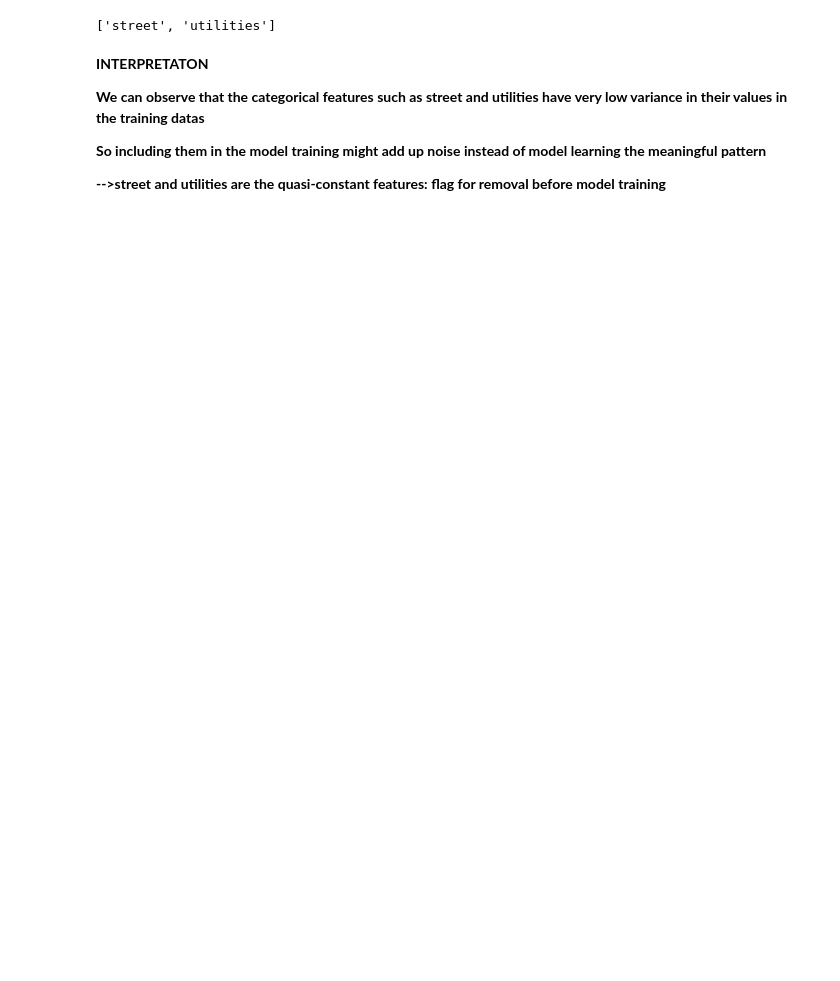
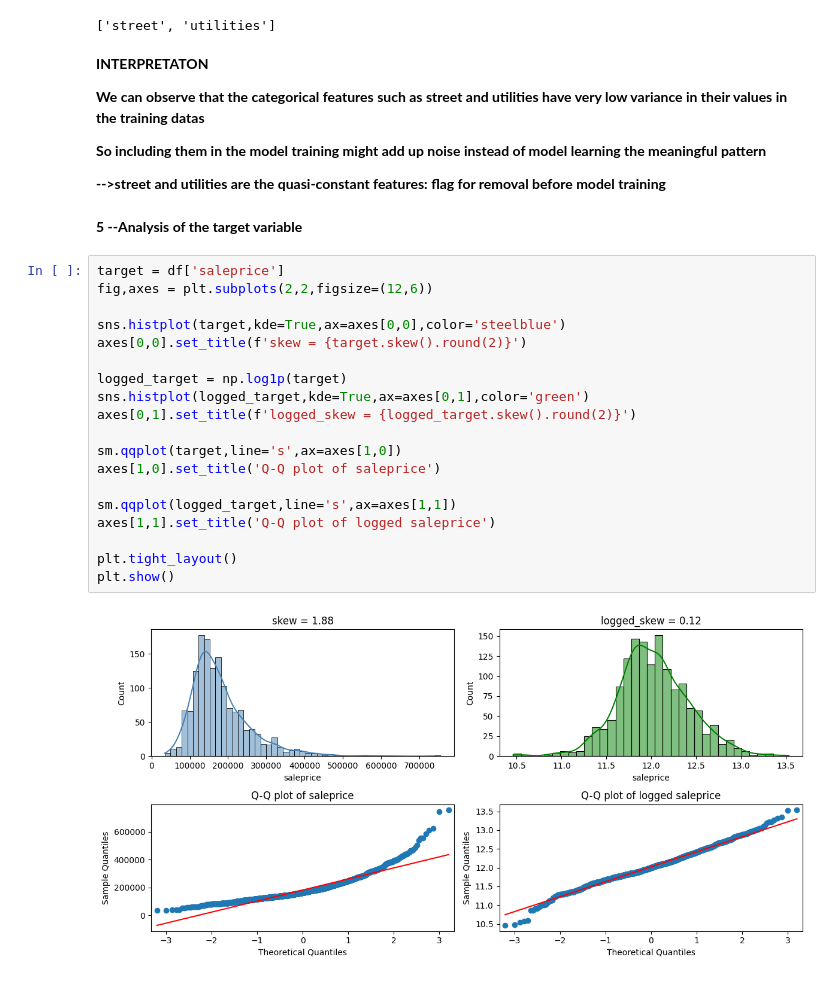
Before and after one commit to AsokTamang/houseprice_predictor, a Jupyter notebook: notebook/Untitled.ipynb, the cells around one changed output. Saved outputs shown, nothing was run; the diff lists cells and outputs as text; blank space fills up the shorter version.

Commit message:
Analysis of target variable

```diff
--- a/notebook/Untitled.ipynb
+++ b/notebook/Untitled.ipynb
@@ -196,3 +198,26 @@ constant_categorical_features
 **So including them in the model training might add up noise instead of model learning the meaningful pattern**
 
 **-->street and utilities are the quasi-constant features: flag for removal before model training**
+# %% [markdown]
+**5 --Analysis of the target variable**
+# %%
+target = df['saleprice']
+fig,axes = plt.subplots(2,2,figsize=(12,6))
+
+sns.histplot(target,kde=True,ax=axes[0,0],color='steelblue')
+axes[0,0].set_title(f'skew = {target.skew().round(2)}')
+
+logged_target = np.log1p(target)
+sns.histplot(logged_target,kde=True,ax=axes[0,1],color='green')
+axes[0,1].set_title(f'logged_skew = {logged_target.skew().round(2)}')
+
+sm.qqplot(target,line='s',ax=axes[1,0])
+axes[1,0].set_title('Q-Q plot of saleprice')
+
+sm.qqplot(logged_target,line='s',ax=axes[1,1])
+axes[1,1].set_title('Q-Q plot of logged saleprice')
+
+plt.tight_layout()
+plt.show()
+# %% [output]
+[figure, added]
```
Also changed, not shown: parts of 4 cells of this notebook, 1 other file.
